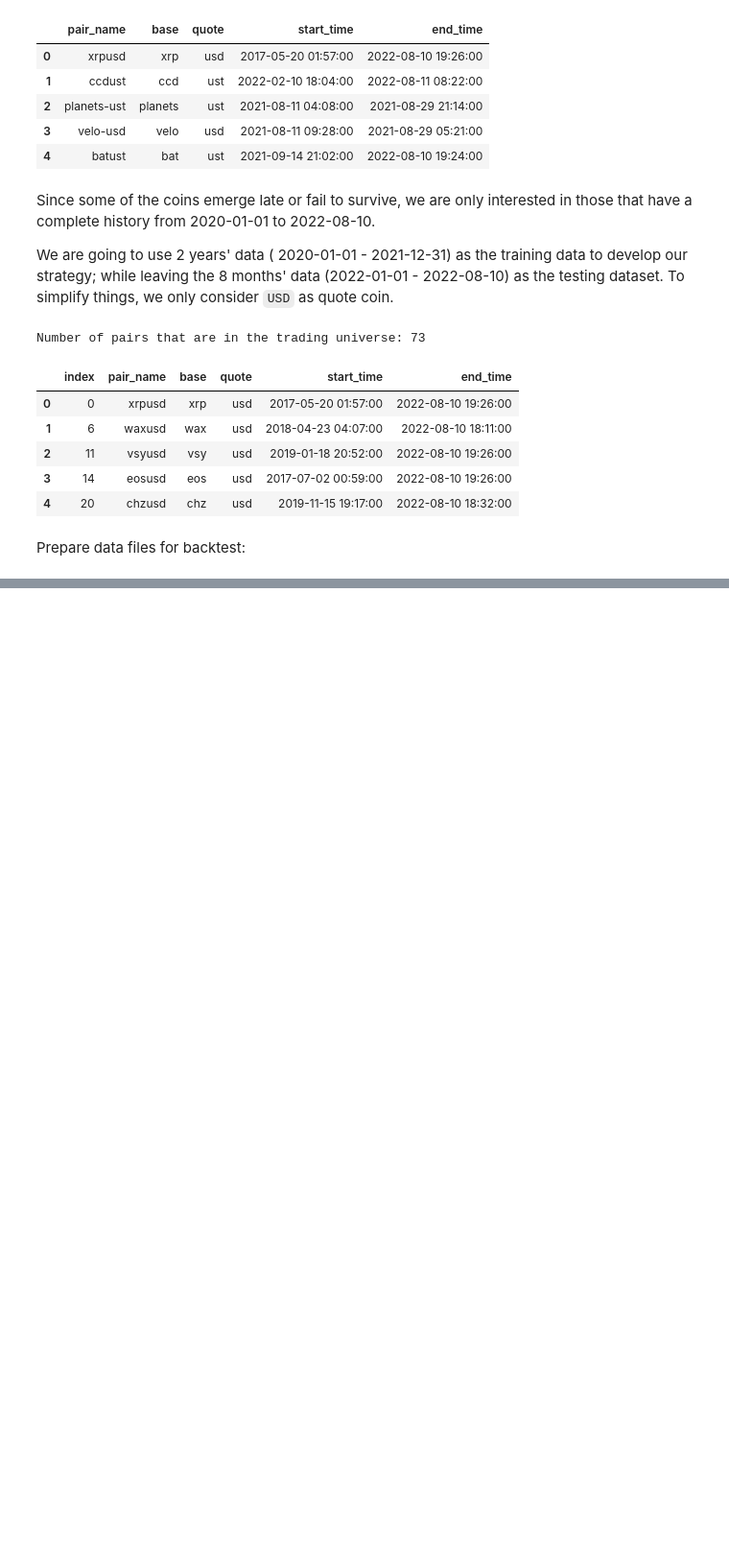
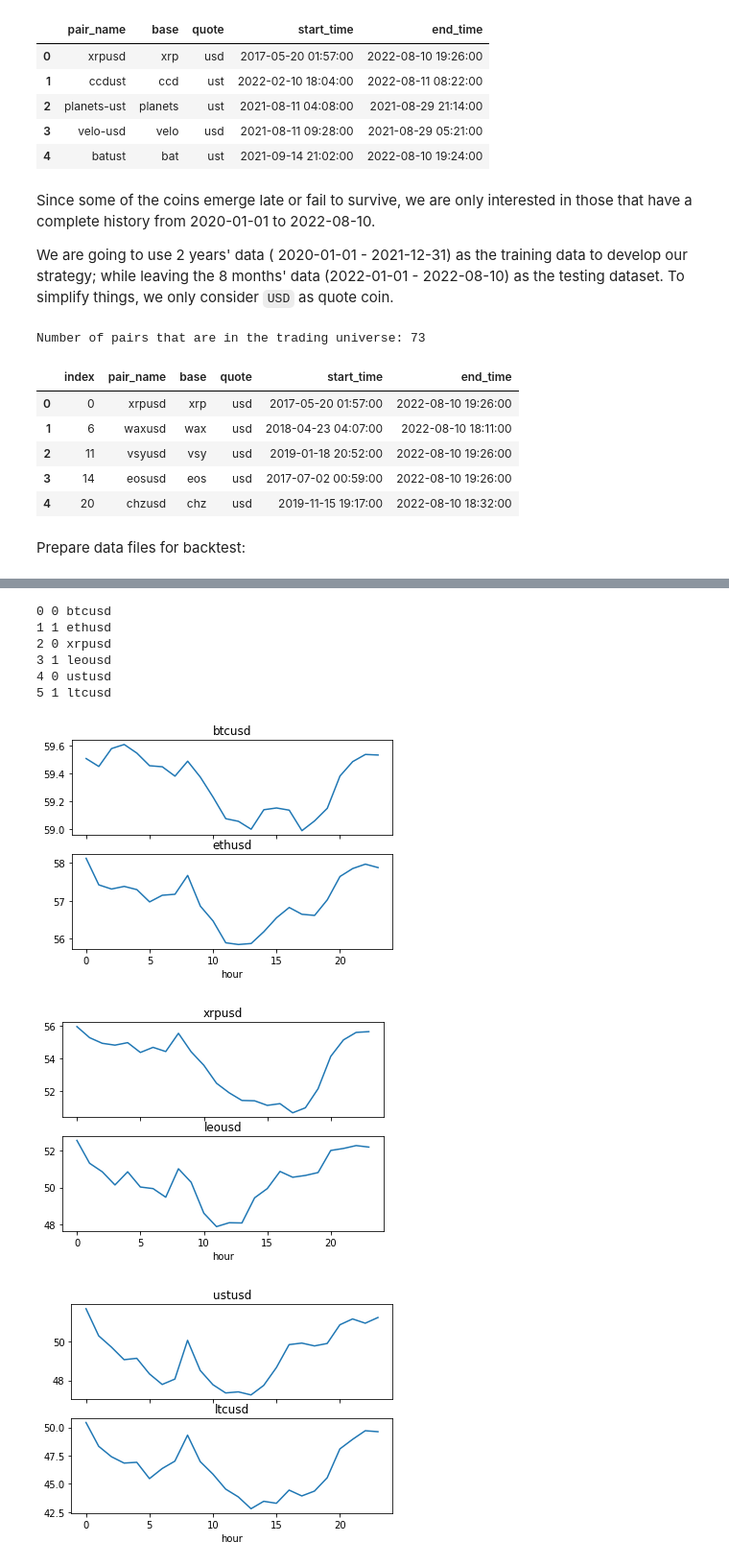
Before and after one commit to josephchenhk/qtrader_strategies, a Jupyter notebook: EDA.ipynb, the cells around one changed output, grey strips where cells are left out. Shown: that part at 96% size. Drawn from its saved outputs; the diff is of its cells as text; code cells hidden in the pictures; blank space fills up the shorter version.

```diff
--- a/EDA.ipynb
+++ b/EDA.ipynb
@@ -120,0 +212,40 @@ for i, row in tqdm(data_universe.iterrows()):
+# %%
+pairs = {
+    "btcusd": None,
+    "ethusd": None,
+    "xrpusd": None,
+    "leousd": None,
+    "ustusd": None,
+    "ltcusd": None
+}
+for i, pair_name in enumerate(pairs):
+    print(i, i%2, pair_name)
+    if i % 2 == 0:
+        fig, axes = plt.subplots(
+            nrows=2, #data_universe.shape[0],
+            ncols=1,
+            sharex=True
+        )
+    df = pd.read_csv(f"data/{pair_name}.csv")
+    df["time_key"] = df.time.apply(lambda x: datetime.fromtimestamp(int(x/1000)))
+    df["date"] = df.time_key.apply(lambda x: x.date())
+    df["hour"] = df.time_key.apply(lambda x: x.hour)
+    df = df[
+        (df.time_key >= "2020-01-01")
+        & (df.time_key <= "2022-08-10")
+    ]
+    pairs[pair_name] = df.copy()
+    num_days = len(df.date.unique())
+    # Average number of bars in that particular hour
+    df1 = df.groupby("hour").count().time_key / num_days
+    df1.plot(ax=axes[i%2], title=f"{pair_name}")
+# %% [output]
+0 0 btcusd
+1 1 ethusd
+2 0 xrpusd
+3 1 leousd
+4 0 ustusd
+5 1 ltcusd
+[figure, added]
+[figure, added]
+[figure, added]
```
Also changed, not shown: parts of 8 cells of this notebook.
